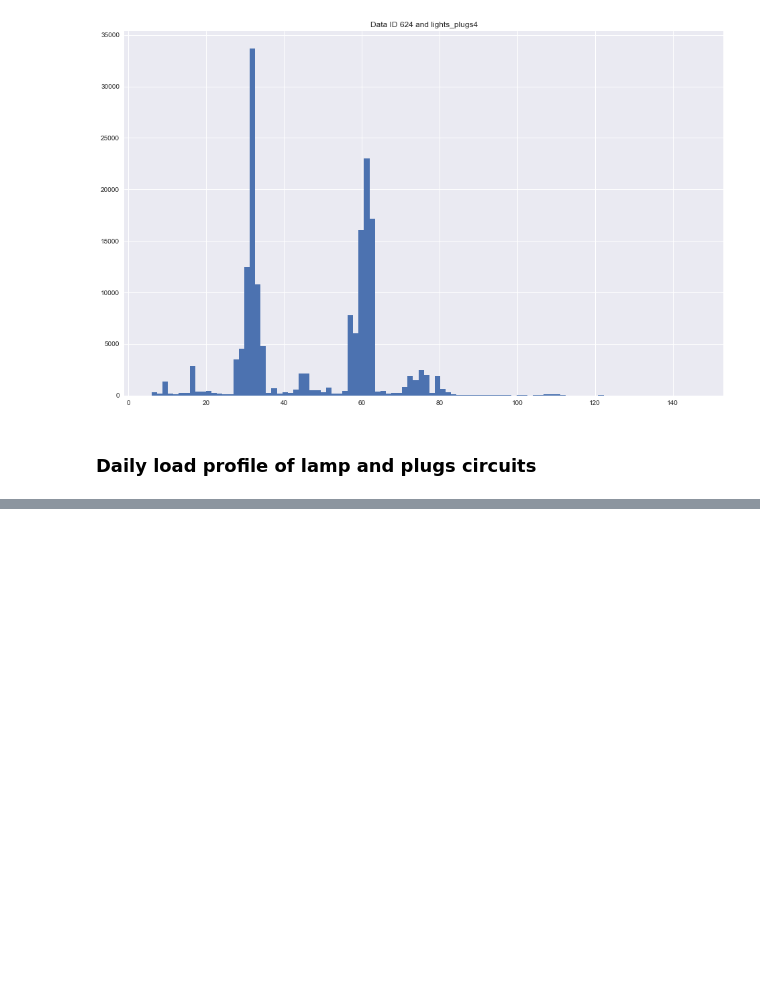
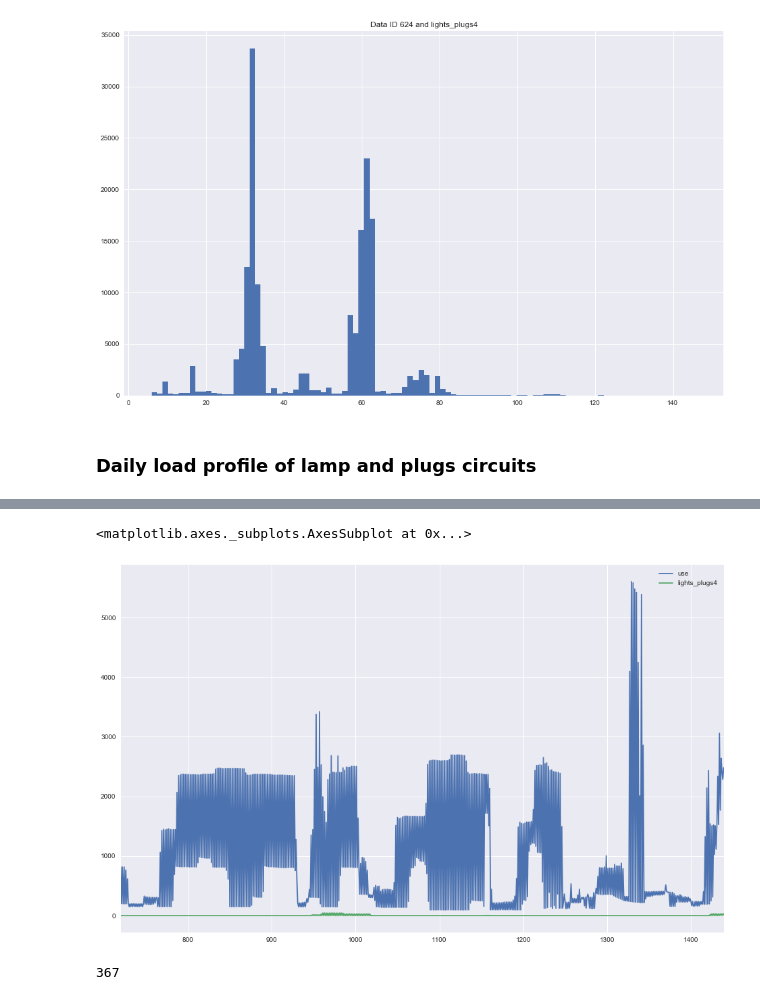
Before and after one commit to WittmannF/nilm-lights, a Jupyter notebook: dataport/data_analysis.ipynb, the cells around one changed output, grey strips where cells are left out. Saved outputs shown, nothing was run; the diff lists cells and outputs as text; code cells hidden in the pictures; blank space fills up the shorter version.

```diff
--- a/dataport/data_analysis.ipynb
+++ b/dataport/data_analysis.ipynb
@@ -179,0 +279,6 @@ daily_profile_plot(df, house_id, feature, s_rate=1, min_power=80)
+# %%
+day = 0
+df.iloc[int((day+.5)*1440):1440*(day+1),[2,6]].plot(figsize=(16,10))
+# %% [output]
+<matplotlib.axes._subplots.AxesSubplot at 0x...>
+[figure, added]
@@ -179,0 +321,4 @@ daily_profile_plot(df, house_id, feature, s_rate=1, min_power=80)
+# %%
+sum(power_filter)
+# %% [output]
+367
```
Also changed, not shown: parts of 49 cells of this notebook.
